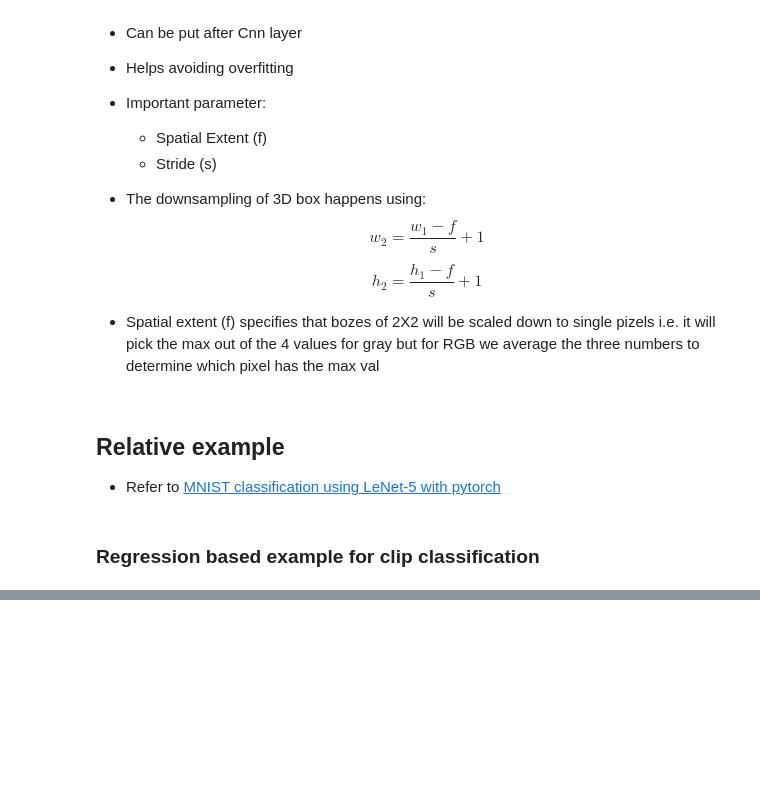
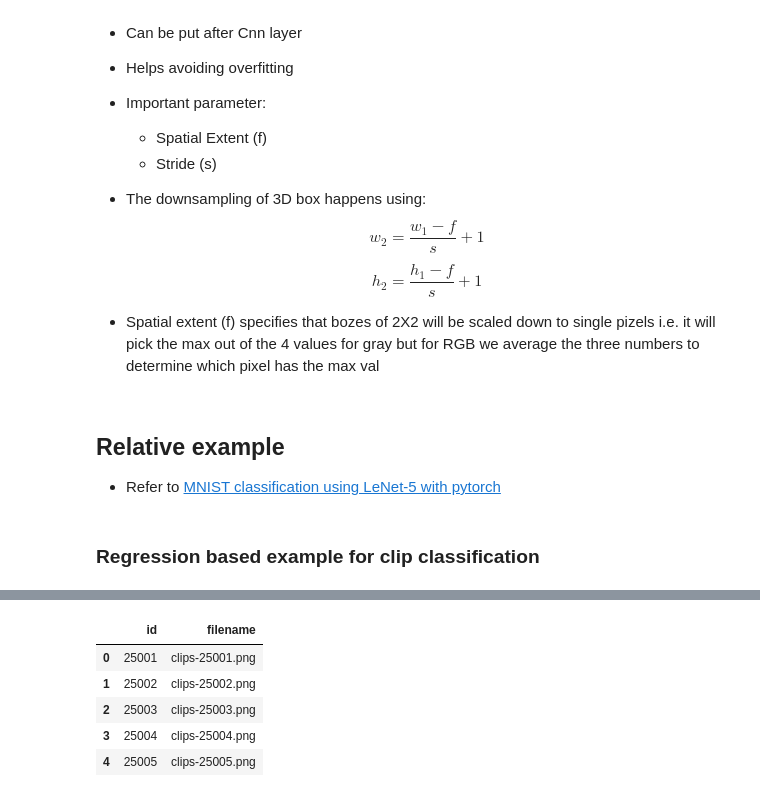
Before and after one commit to rishi-wqd190004/t81_588_course, a Jupyter notebook: practice_src/module_5/cnn_img_5.ipynb, the cells around one changed output, grey strips where cells are left out. Drawn from its saved outputs; the diff is of its cells as text; code cells hidden in the pictures; blank space fills up the shorter version.

```diff
--- a/practice_src/module_5/cnn_img_5.ipynb
+++ b/practice_src/module_5/cnn_img_5.ipynb
@@ -216,0 +241,9 @@ device = torch.device("mps")
+# %%
+df_test.head()
+# %% [output]
+|  | id | filename |
+| 0 | 25001 | clips-25001.png |
+| 1 | 25002 | clips-25002.png |
+| 2 | 25003 | clips-25003.png |
+| 3 | 25004 | clips-25004.png |
+| 4 | 25005 | clips-25005.png |
```
Also changed, not shown: parts of 16 cells of this notebook.
